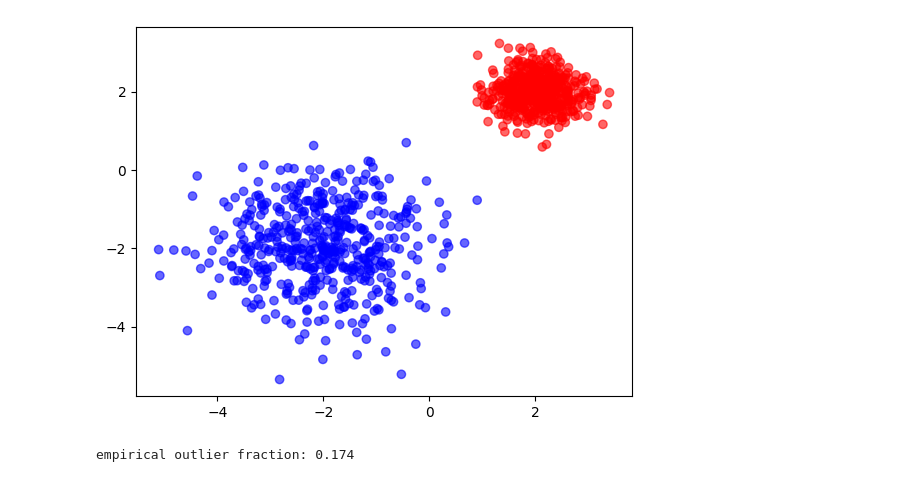
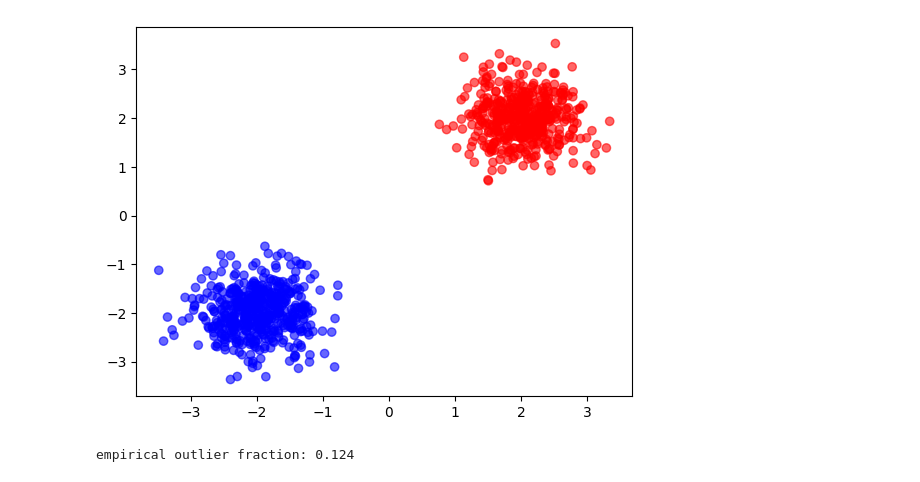
Before and after one commit to dariomalchiodi/occ-drift-detection, a Jupyter notebook: river.ipynb, the cells around one changed output. Drawn from its saved outputs; the diff is of its cells as text; code cells hidden in the pictures.

```diff
--- a/river.ipynb
+++ b/river.ipynb
@@ -17,35 +17,35 @@ class GaussianMixture(Distribution):
         self.mu = mu
         self.sigma = sigma
         self.class_ = class_
         self.p = p
         self.n = n
         self.rng = np.random.default_rng(seed)
 
     def sample(self):
         for t in range(self.n):
             i = self.rng.choice(len(self.p), p=self.p)
             mu = self.mu[i]
             sigma = self.sigma[i]
             class_ = self.class_[i]
             x = self.rng.multivariate_normal(mu, np.diag(sigma))
             yield {f'x_{i}': x[i] for i in range(len(x))}, class_
 
-d = GaussianMixture(mu=[[-2, -2], [2, 2]], sigma=[[1, 1], [0.2, 0.2]],
+d = GaussianMixture(mu=[[-2, -2], [2, 2]], sigma=[[0.2, 0.2], [0.2, 0.2]],
                     class_=[0, 1], p=[0.5, 0.5], n=1_000)
 
 x_1 = []
 x_2 = []
 c = []
 for x, y in it.islice(d.sample(), 10_000):
     x_1.append(x['x_0'])
     x_2.append(x['x_1'])
     c.append(y)
 
 fig, ax = plt.subplots()
 ax.scatter(x_1, x_2, c=c, cmap='bwr', alpha=0.6)
 plt.show()
 # %% [output]
-[figure, old version]
+[figure, new version]
 # %%
 from sklearn.svm import OneClassSVM
 
@@ -59,7 +59,7 @@ outlier_rate = (outlier==-1).mean()
 
 print(f'empirical outlier fraction: {outlier_rate}')
 # %% [output]
-empirical outlier fraction: 0.174
+empirical outlier fraction: 0.124
 # %%
 import numpy as np
 
```
Also changed, not shown: parts of 4 cells of this notebook.
